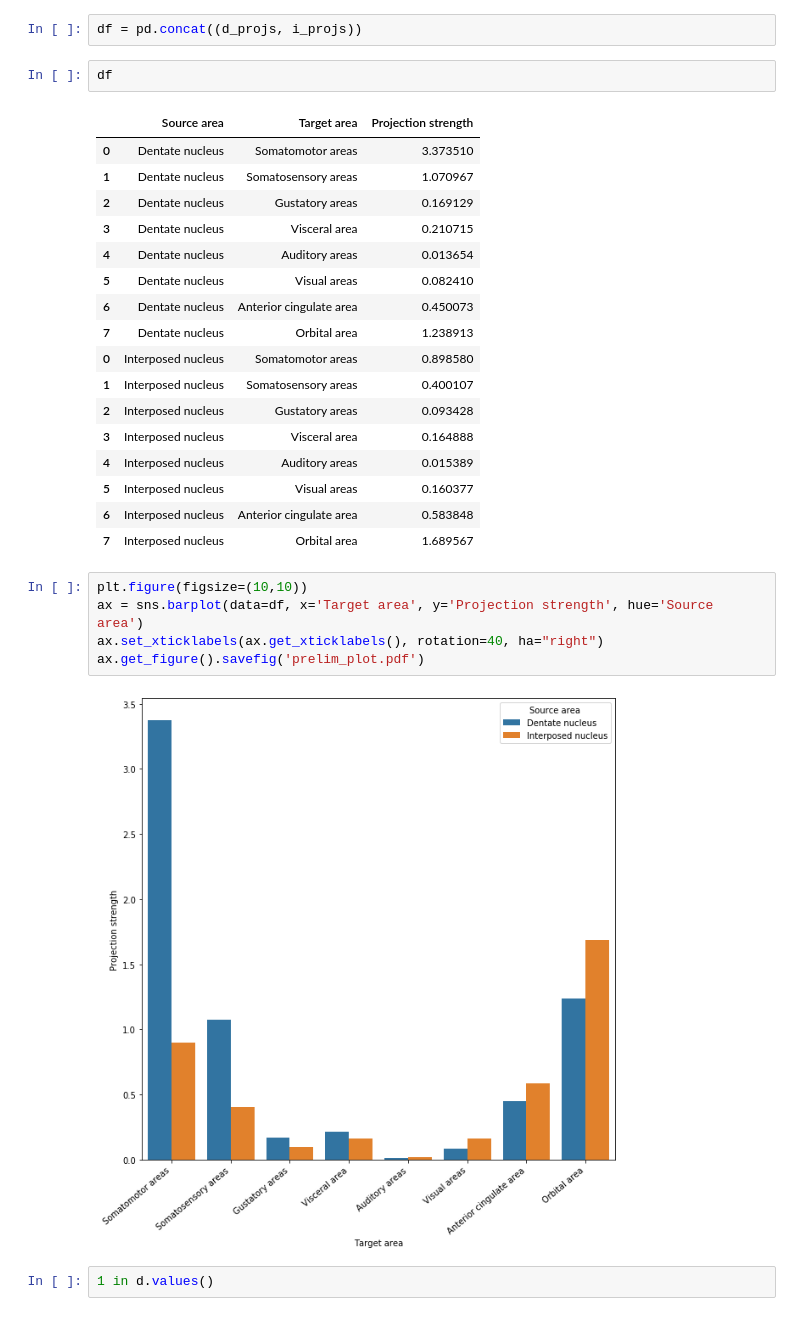
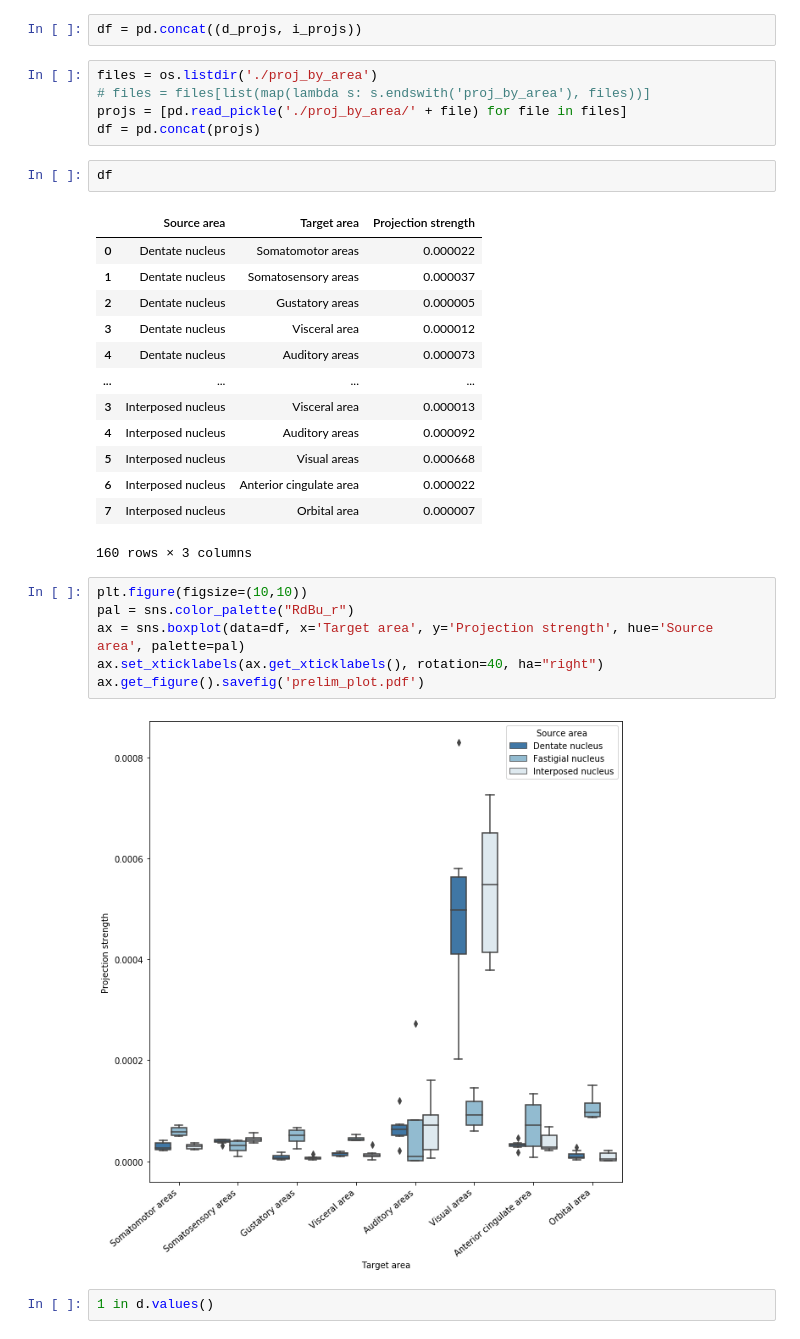
Before and after one commit to nbingo/Mouse-voxel-connectivity-simplified, a Jupyter notebook: preliminary_analysis.ipynb, the cells around one changed output. Saved outputs shown, nothing was run; the diff lists cells and outputs as text.

```diff
--- a/preliminary_analysis.ipynb
+++ b/preliminary_analysis.ipynb
@@ -37,33 +64,35 @@ d_projs = pd.read_pickle('dentate_projs')
 i_projs = pd.read_pickle('interposed_projs')
 # %%
 df = pd.concat((d_projs, i_projs))
+# %%
+files = os.listdir('./proj_by_area')
+# files = files[list(map(lambda s: s.endswith('proj_by_area'), files))]
+projs = [pd.read_pickle('./proj_by_area/' + file) for file in files]
+df = pd.concat(projs)
 # %%
 df
 # %% [output]
 |  | Source area | Target area | Projection strength |
-| 0 | Dentate nucleus | Somatomotor areas | 3.373510 |
-| 1 | Dentate nucleus | Somatosensory areas | 1.070967 |
-| 2 | Dentate nucleus | Gustatory areas | 0.169129 |
-| 3 | Dentate nucleus | Visceral area | 0.210715 |
-| 4 | Dentate nucleus | Auditory areas | 0.013654 |
-| 5 | Dentate nucleus | Visual areas | 0.082410 |
-| 6 | Dentate nucleus | Anterior cingulate area | 0.450073 |
-| 7 | Dentate nucleus | Orbital area | 1.238913 |
-| 0 | Interposed nucleus | Somatomotor areas | 0.898580 |
-| 1 | Interposed nucleus | Somatosensory areas | 0.400107 |
-| 2 | Interposed nucleus | Gustatory areas | 0.093428 |
-| 3 | Interposed nucleus | Visceral area | 0.164888 |
-| 4 | Interposed nucleus | Auditory areas | 0.015389 |
-| 5 | Interposed nucleus | Visual areas | 0.160377 |
-| 6 | Interposed nucleus | Anterior cingulate area | 0.583848 |
-| 7 | Interposed nucleus | Orbital area | 1.689567 |
+| 0 | Dentate nucleus | Somatomotor areas | 0.000022 |
+| 1 | Dentate nucleus | Somatosensory areas | 0.000037 |
+| 2 | Dentate nucleus | Gustatory areas | 0.000005 |
+| 3 | Dentate nucleus | Visceral area | 0.000012 |
+| 4 | Dentate nucleus | Auditory areas | 0.000073 |
+| ... | ... | ... | ... |
+| 3 | Interposed nucleus | Visceral area | 0.000013 |
+| 4 | Interposed nucleus | Auditory areas | 0.000092 |
+| 5 | Interposed nucleus | Visual areas | 0.000668 |
+| 6 | Interposed nucleus | Anterior cingulate area | 0.000022 |
+| 7 | Interposed nucleus | Orbital area | 0.000007 |
+160 rows × 3 columns
 # %%
 plt.figure(figsize=(10,10))
-ax = sns.barplot(data=df, x='Target area', y='Projection strength', hue='Source area')
+pal = sns.color_palette("RdBu_r")
+ax = sns.boxplot(data=df, x='Target area', y='Projection strength', hue='Source area', palette=pal)
 ax.set_xticklabels(ax.get_xticklabels(), rotation=40, ha="right")
 ax.get_figure().savefig('prelim_plot.pdf')
 # %% [output]
-[figure, old version]
+[figure, new version]
 # %%
 1 in d.values()
 # %% [output]
```
Also changed, not shown: parts of 9 cells of this notebook, 3 other files.
